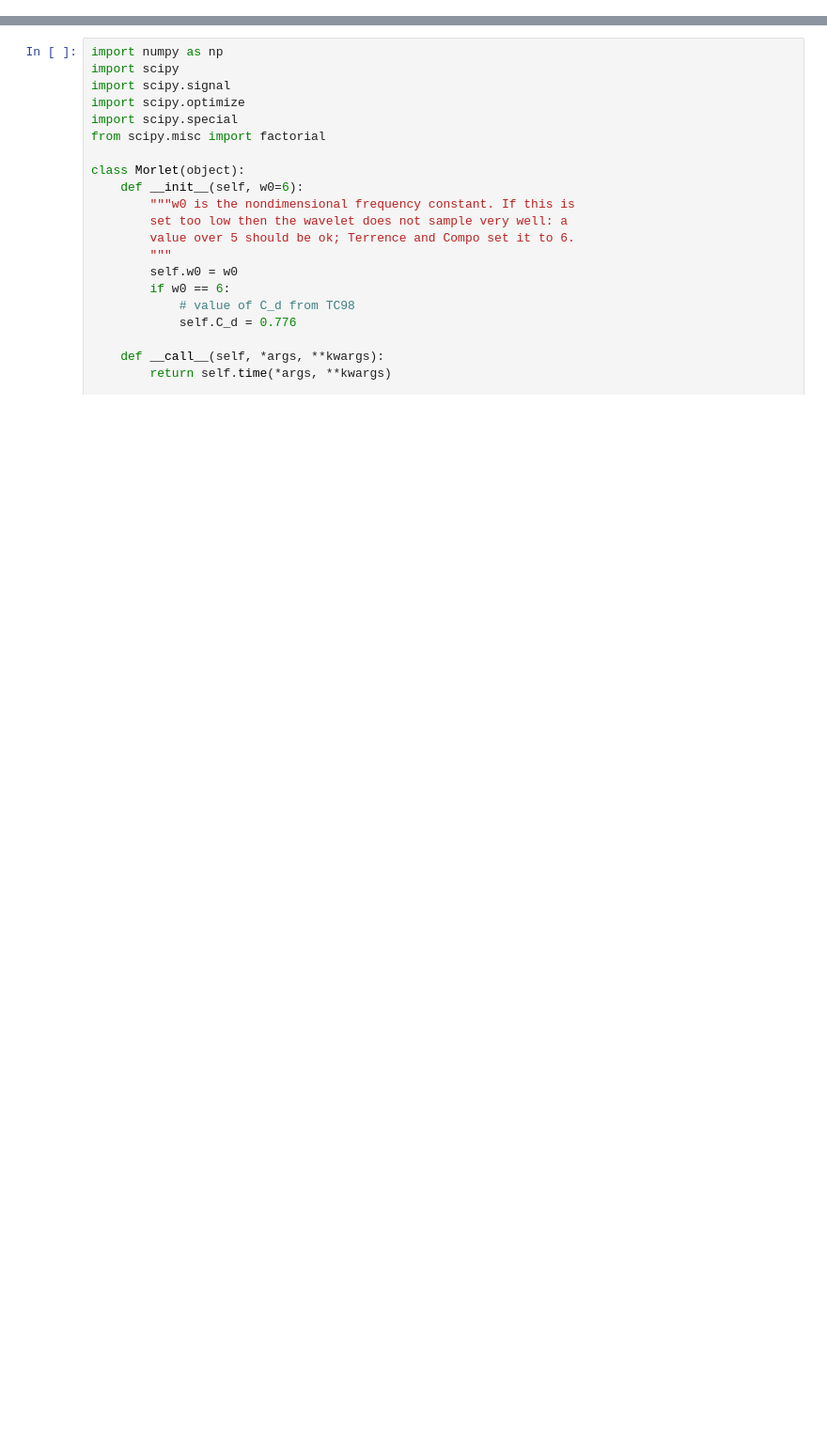
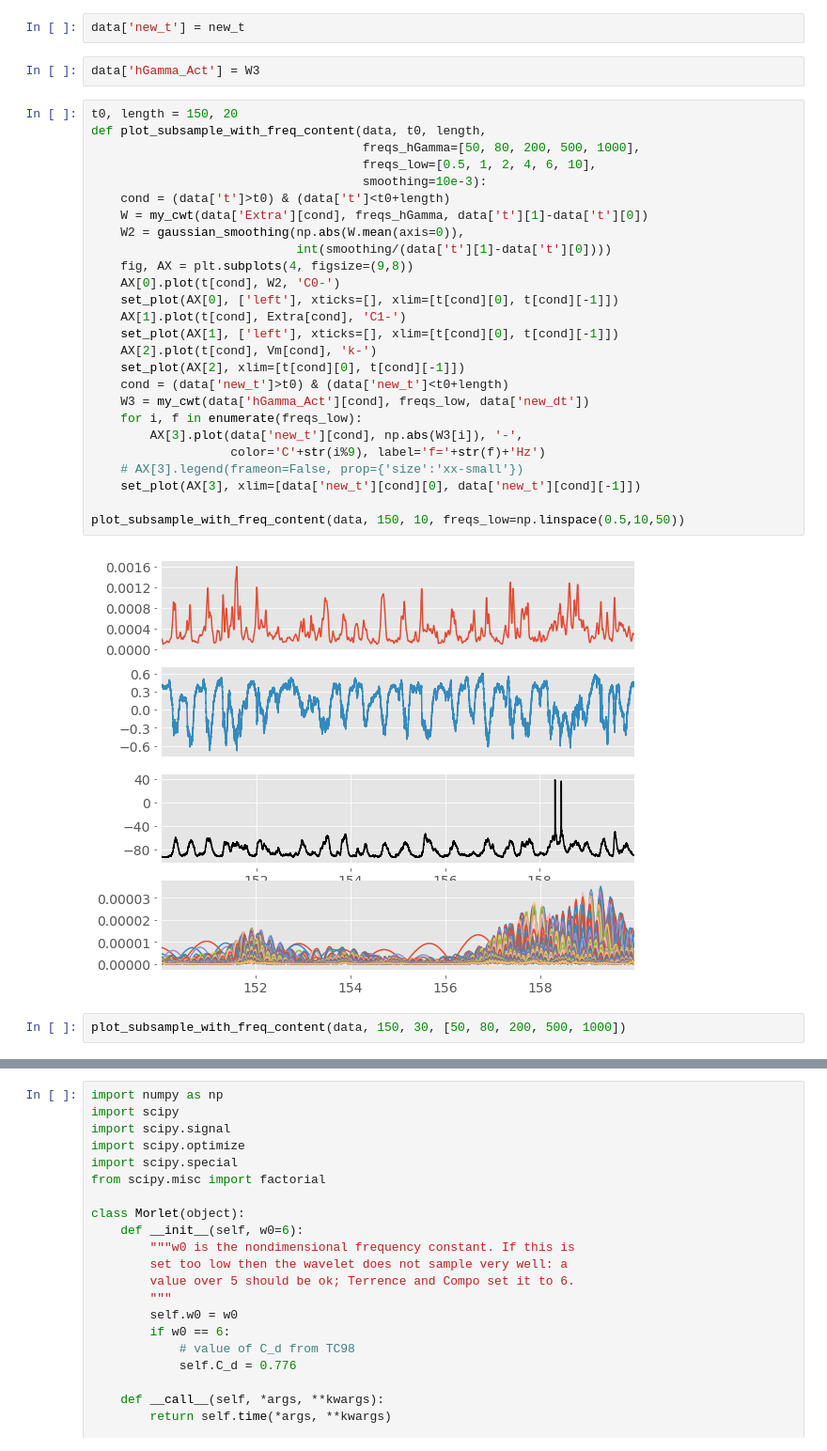
Before and after one commit to yzerlaut/NSI-paper, a Jupyter notebook: Wavelets.ipynb, the cells around one changed output, grey strips where cells are left out. Shown at 94% size. Saved outputs shown, nothing was run; the diff lists cells and outputs as text; blank space fills up the shorter version.

```diff
--- a/Wavelets.ipynb
+++ b/Wavelets.ipynb
@@ -27,0 +50,34 @@ set_plot(AX[1], xlim=[t[cond][0], t[cond][-1]])
+# %%
+data['new_t'] = new_t
+# %%
+data['hGamma_Act'] = W3
+# %%
+t0, length = 150, 20
+def plot_subsample_with_freq_content(data, t0, length,
+                                     freqs_hGamma=[50, 80, 200, 500, 1000],
+                                     freqs_low=[0.5, 1, 2, 4, 6, 10],
+                                     smoothing=10e-3):
+    cond = (data['t']>t0) & (data['t']<t0+length)
+    W = my_cwt(data['Extra'][cond], freqs_hGamma, data['t'][1]-data['t'][0])
+    W2 = gaussian_smoothing(np.abs(W.mean(axis=0)),
+                            int(smoothing/(data['t'][1]-data['t'][0])))
+    fig, AX = plt.subplots(4, figsize=(9,8))
+    AX[0].plot(t[cond], W2, 'C0-')
+    set_plot(AX[0], ['left'], xticks=[], xlim=[t[cond][0], t[cond][-1]])
+    AX[1].plot(t[cond], Extra[cond], 'C1-')
+    set_plot(AX[1], ['left'], xticks=[], xlim=[t[cond][0], t[cond][-1]])
+    AX[2].plot(t[cond], Vm[cond], 'k-')
+    set_plot(AX[2], xlim=[t[cond][0], t[cond][-1]])
+    cond = (data['new_t']>t0) & (data['new_t']<t0+length)
+    W3 = my_cwt(data['hGamma_Act'][cond], freqs_low, data['new_dt'])
+    for i, f in enumerate(freqs_low):
+        AX[3].plot(data['new_t'][cond], np.abs(W3[i]), '-',
+                   color='C'+str(i%9), label='f='+str(f)+'Hz')
+    # AX[3].legend(frameon=False, prop={'size':'xx-small'})
+    set_plot(AX[3], xlim=[data['new_t'][cond][0], data['new_t'][cond][-1]])
+
+plot_subsample_with_freq_content(data, 150, 10, freqs_low=np.linspace(0.5,10,50))
+# %% [output]
+[figure, added]
+# %%
+plot_subsample_with_freq_content(data, 150, 30, [50, 80, 200, 500, 1000])
```
Also changed, not shown: parts of 9 cells of this notebook.
